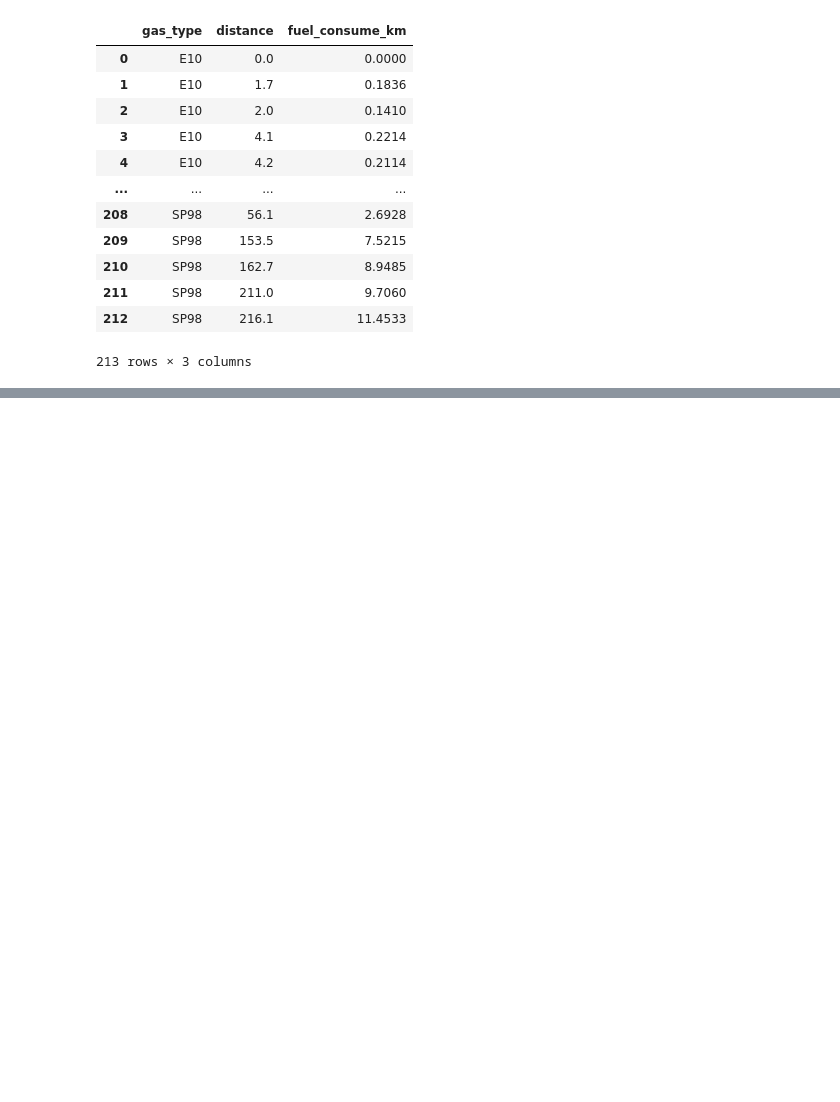
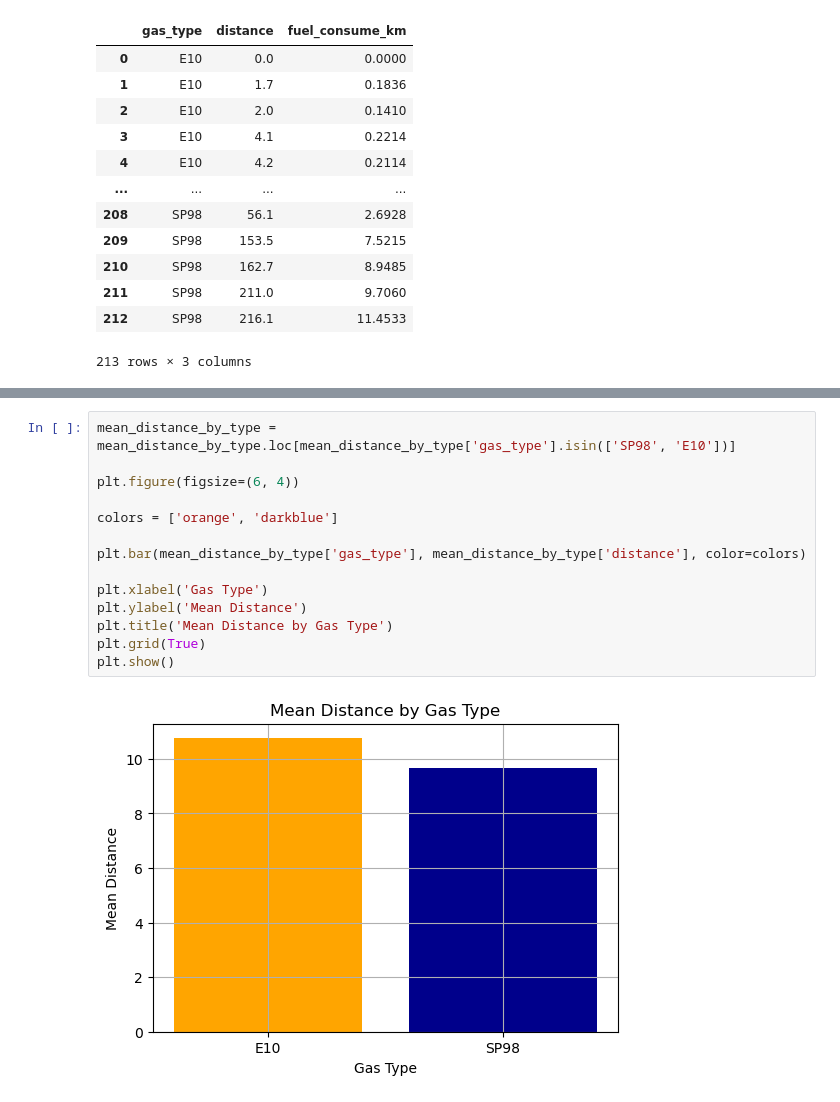
Before and after one commit to ironhack-edu/technical_challenge_DA, a Jupyter notebook: data/Visualizing_data.ipynb, the cells around one changed output, grey strips where cells are left out. Drawn from its saved outputs; the diff is of its cells as text; blank space fills up the shorter version.

```diff
--- a/data/Visualizing_data.ipynb
+++ b/data/Visualizing_data.ipynb
@@ -162,0 +139,16 @@ plt.show()
+# %%
+mean_distance_by_type = mean_distance_by_type.loc[mean_distance_by_type['gas_type'].isin(['SP98', 'E10'])]
+
+plt.figure(figsize=(6, 4))
+
+colors = ['orange', 'darkblue']
+
+plt.bar(mean_distance_by_type['gas_type'], mean_distance_by_type['distance'], color=colors)
+
+plt.xlabel('Gas Type')
+plt.ylabel('Mean Distance')
+plt.title('Mean Distance by Gas Type')
+plt.grid(True)
+plt.show()
+# %% [output]
+[figure, new version]
```
Also changed, not shown: parts of 14 cells of this notebook, 1 other file.
